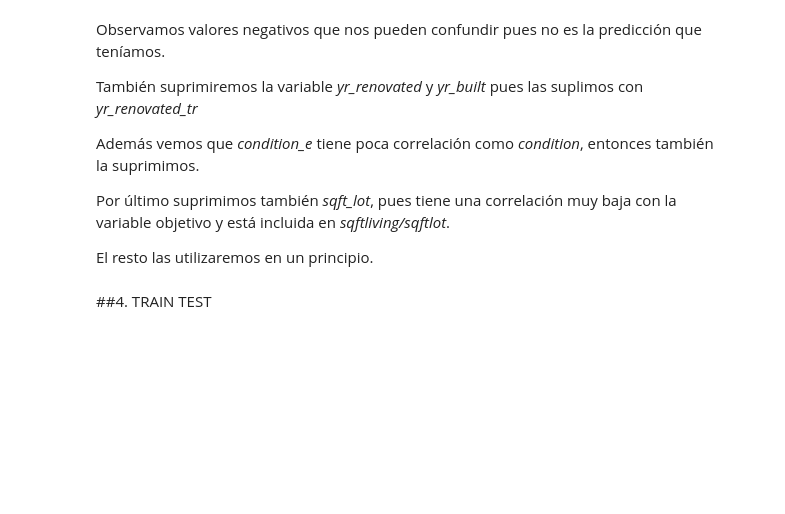
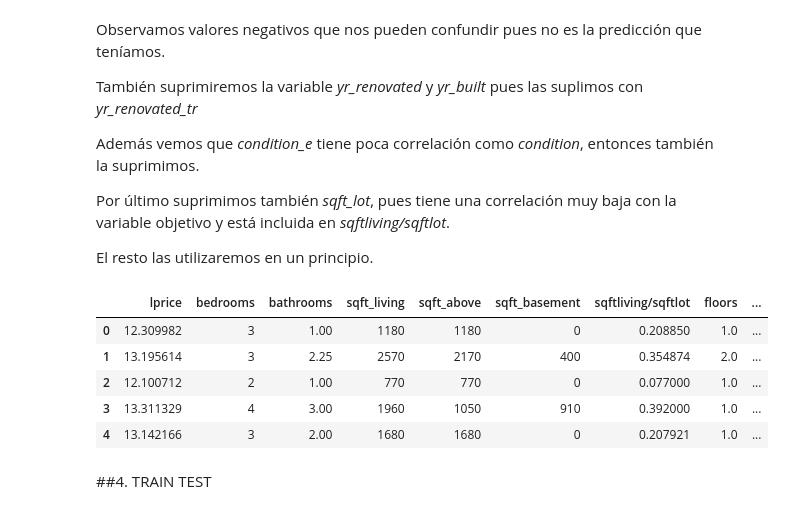
Before and after one commit to sofiacanelag/MLUCM2223, a Jupyter notebook: TRABAJO1.ipynb, the cells around one changed output. Saved outputs shown, nothing was run; the diff lists cells and outputs as text; code cells hidden in the pictures; blank space fills up the shorter version.

```diff
--- a/TRABAJO1.ipynb
+++ b/TRABAJO1.ipynb
@@ -354,8 +389,15 @@ Por último suprimimos también *sqft_lot*, pues tiene una correlación muy baja
 El resto las utilizaremos en un principio.
 # %%
 df_def = df_cop.loc[:, ['lprice', 'bedrooms', 'bathrooms', 'sqft_living', 'sqft_above', 'sqft_basement', 'sqftliving/sqftlot', 'floors',
-                      'view_s', 'grade_s', 'yr_renovated_t']]
+                      'view_e', 'grade_e', 'yr_renovated_tr']]
 df_def.head()
+# %% [output]
+|  | lprice | bedrooms | bathrooms | sqft_living | sqft_above | sqft_basement | sqftliving/sqftlot | floors | ... |
+| 0 | 12.309982 | 3 | 1.00 | 1180 | 1180 | 0 | 0.208850 | 1.0 | ... |
+| 1 | 13.195614 | 3 | 2.25 | 2570 | 2170 | 400 | 0.354874 | 2.0 | ... |
+| 2 | 12.100712 | 2 | 1.00 | 770 | 770 | 0 | 0.077000 | 1.0 | ... |
+| 3 | 13.311329 | 4 | 3.00 | 1960 | 1050 | 910 | 0.392000 | 1.0 | ... |
+| 4 | 13.142166 | 3 | 2.00 | 1680 | 1680 | 0 | 0.207921 | 1.0 | ... |
 # %% [markdown]
 ##4. TRAIN TEST
 # %%
```
Also changed, not shown: parts of 49 cells of this notebook.
